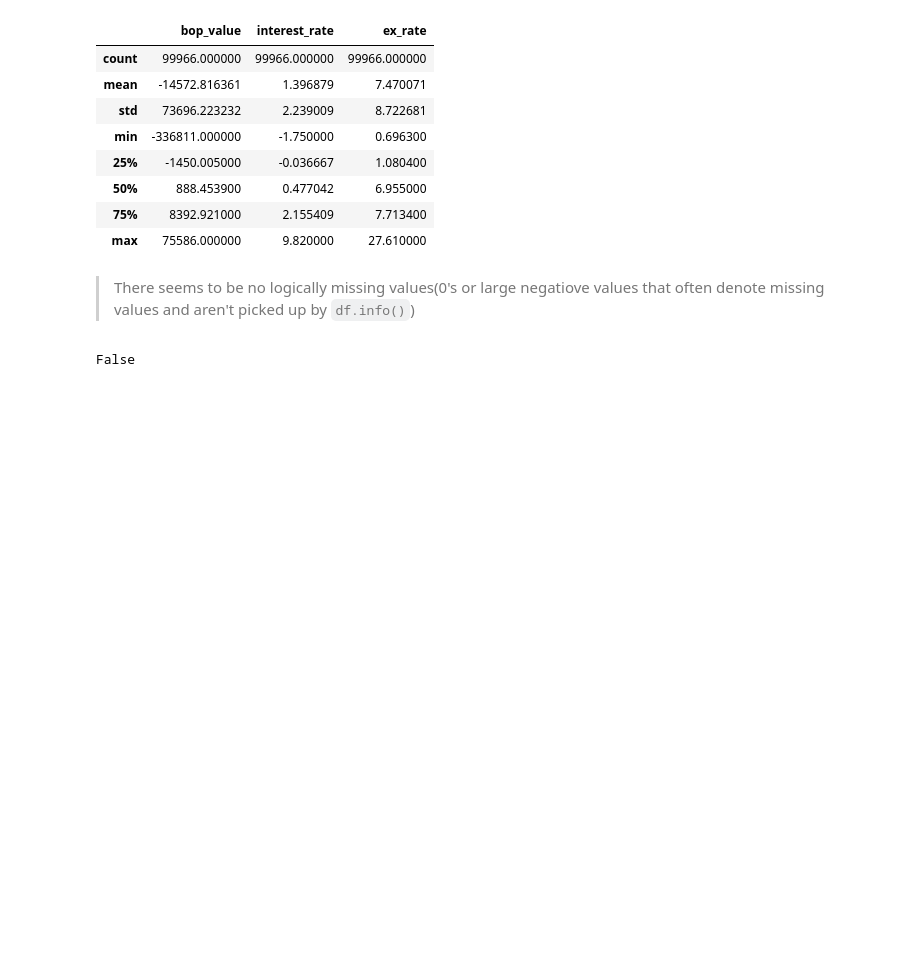
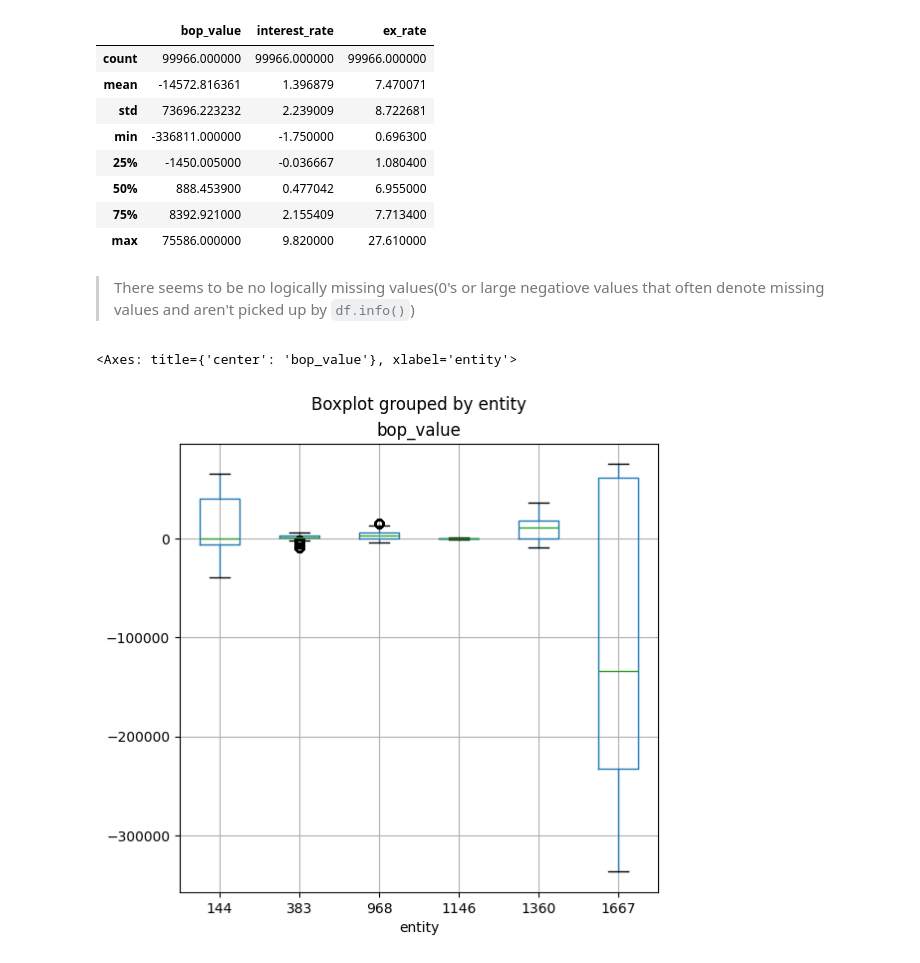
Before and after one commit to lukasjanusauskas/forex, a Jupyter notebook: notebooks/eda.ipynb, the cells around one changed output. Cells and saved outputs as stored; diff of their text form; code cells hidden in the pictures; blank space fills up the shorter version.

```diff
--- a/notebooks/eda.ipynb
+++ b/notebooks/eda.ipynb
@@ -7,17 +7,22 @@
 5. Get anomalies and come up with a future anomally detection strategy
 # %%
 from sqlalchemy import create_engine
-from dotenv import load_dotenv
-import os
 
 import pandas as pd
 import numpy as np
+
 import matplotlib.pyplot as plt
 import seaborn as sns
+plt.rcParams['figure.figsize'] = (6, 6)
 # %%
 engine = create_engine("postgresql://airflow:airflow@localhost:5454/forex")
 with engine.connect() as con:
-  df = pd.read_sql_query('SELECT * FROM master', con=con.connection)
+  connection = con.connection
+  df = pd.read_sql_query('SELECT * FROM master', con=connection)
+
+  bop_measure = pd.read_sql_query('SELECT * FROM bop_measure_final', con=connection)
+  inr_measure = pd.read_sql_query('SELECT * FROM inr_measure_final', con=connection)
+  entities = pd.read_sql_query('SELECT * FROM entity_dimension_final', con=connection)
 # %%
 df.info()
 # %% [output]
@@ -87,4 +72,5 @@ def get_outliers(
-# %%
-get_outliers(383, 3, 5, "interest_rate")
-# %% [output]
-False
+# %%
+df.boxplot(by = 'entity', column = ['bop_value'])
+# %% [output]
+<Axes: title={'center': 'bop_value'}, xlabel='entity'>
+[figure, added]
```
Also changed, not shown: parts of 27 cells of this notebook, 1 other file.
